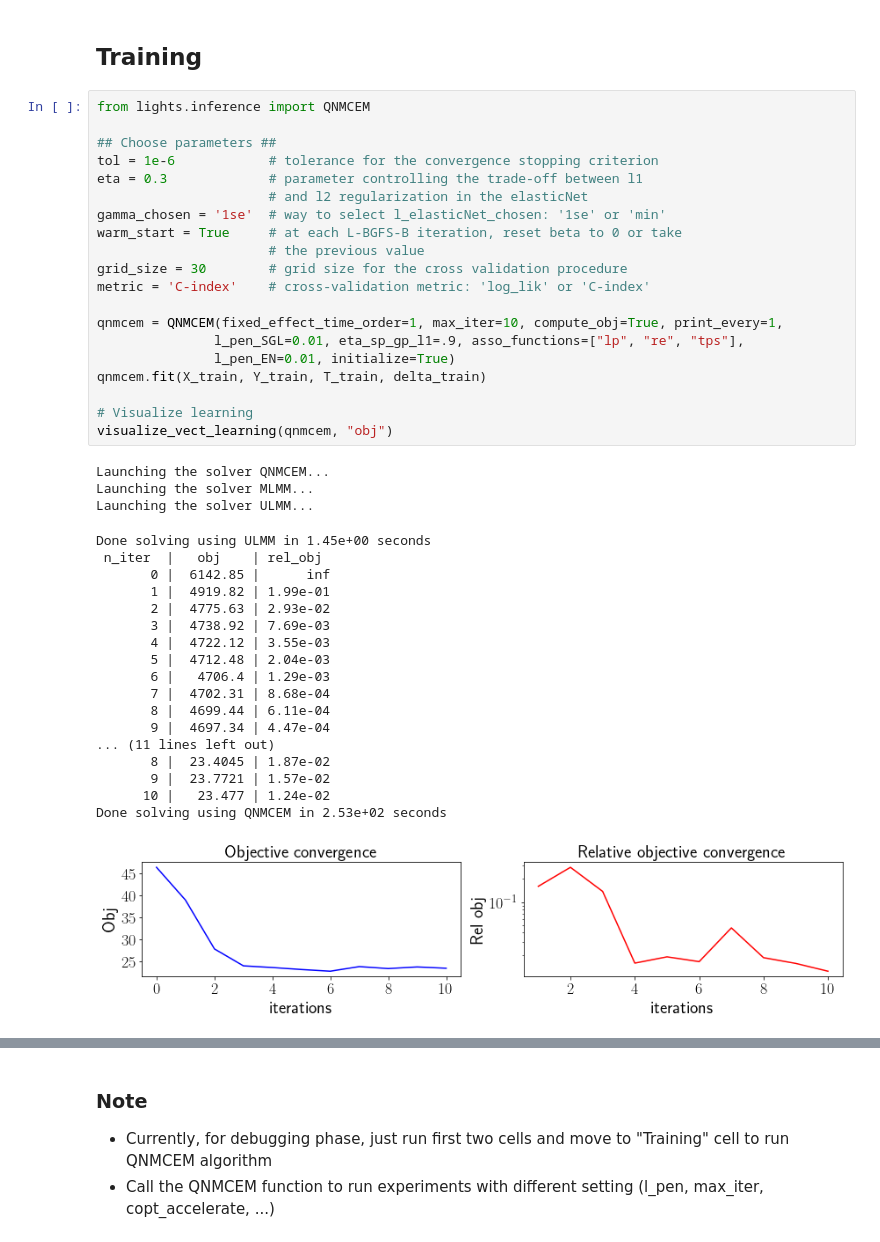
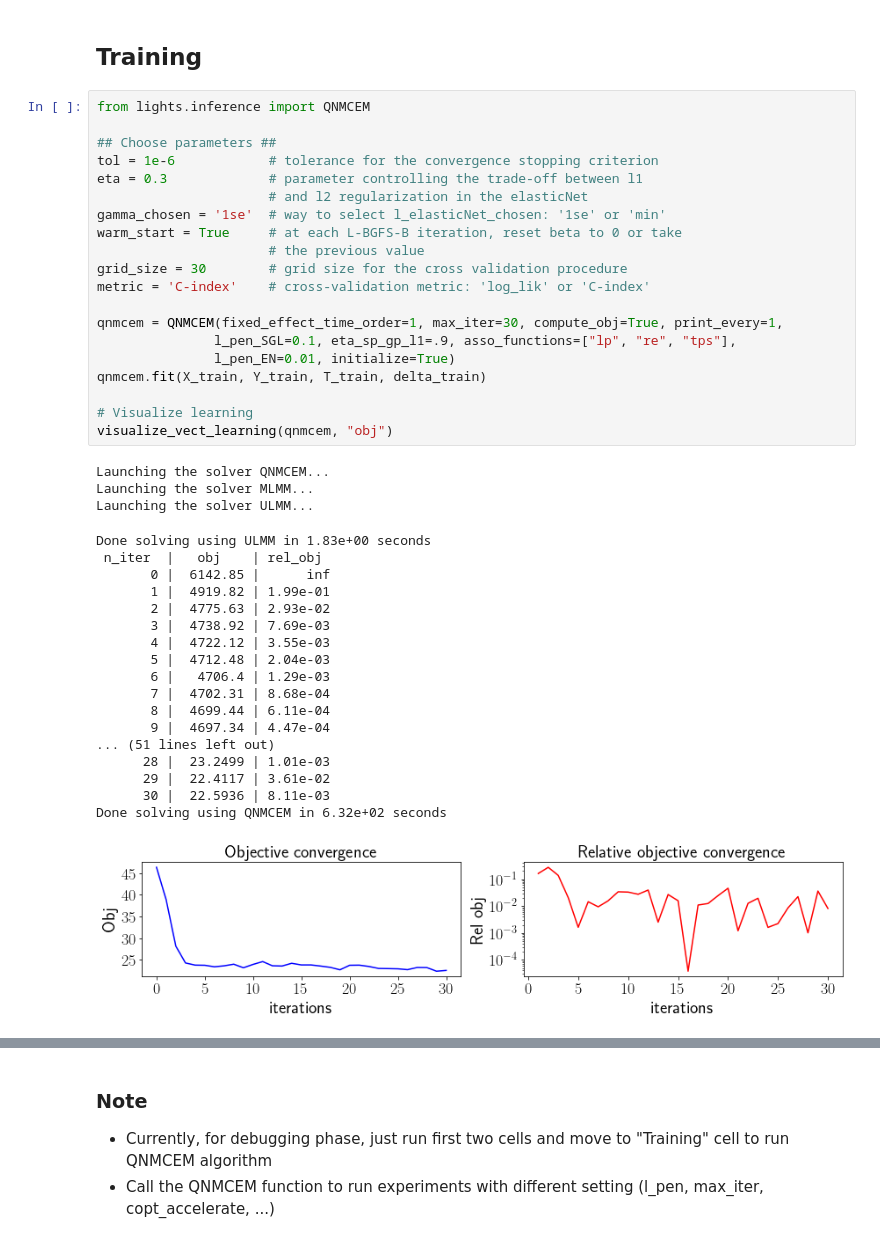
Before and after one commit to Califrais/flash, a Jupyter notebook: Lights tutorial.ipynb, the cells around one changed output, grey strips where cells are left out. Cells and saved outputs as stored; diff of their text form.

```diff
--- a/Lights tutorial.ipynb
+++ b/Lights tutorial.ipynb
@@ -381,42 +385,42 @@ from lights.inference import QNMCEM
 ## Choose parameters ##
 tol = 1e-6            # tolerance for the convergence stopping criterion
 eta = 0.3             # parameter controlling the trade-off between l1
                       # and l2 regularization in the elasticNet
 gamma_chosen = '1se'  # way to select l_elasticNet_chosen: '1se' or 'min'
 warm_start = True     # at each L-BGFS-B iteration, reset beta to 0 or take
                       # the previous value
 grid_size = 30        # grid size for the cross validation procedure
 metric = 'C-index'    # cross-validation metric: 'log_lik' or 'C-index'
 
-qnmcem = QNMCEM(fixed_effect_time_order=1, max_iter=10, compute_obj=True, print_every=1,
-               l_pen_SGL=0.01, eta_sp_gp_l1=.9, asso_functions=["lp", "re", "tps"],
+qnmcem = QNMCEM(fixed_effect_time_order=1, max_iter=30, compute_obj=True, print_every=1,
+               l_pen_SGL=0.1, eta_sp_gp_l1=.9, asso_functions=["lp", "re", "tps"],
                l_pen_EN=0.01, initialize=True)
 qnmcem.fit(X_train, Y_train, T_train, delta_train)
 
 # Visualize learning
 visualize_vect_learning(qnmcem, "obj")
 # %% [output]
 Launching the solver QNMCEM...
 Launching the solver MLMM...
 Launching the solver ULMM...
-Done solving using ULMM in 1.45e+00 seconds
+Done solving using ULMM in 1.83e+00 seconds
  n_iter  |   obj    | rel_obj
        0 |  6142.85 |      inf
        1 |  4919.82 | 1.99e-01
        2 |  4775.63 | 2.93e-02
        3 |  4738.92 | 7.69e-03
        4 |  4722.12 | 3.55e-03
        5 |  4712.48 | 2.04e-03
        6 |   4706.4 | 1.29e-03
        7 |  4702.31 | 8.68e-04
        8 |  4699.44 | 6.11e-04
        9 |  4697.34 | 4.47e-04
-... (11 lines left out)
-       8 |  23.4045 | 1.87e-02
-       9 |  23.7721 | 1.57e-02
-      10 |   23.477 | 1.24e-02
-Done solving using QNMCEM in 2.53e+02 seconds
+... (51 lines left out)
+      28 |  23.2499 | 1.01e-03
+      29 |  22.4117 | 3.61e-02
+      30 |  22.5936 | 8.11e-03
+Done solving using QNMCEM in 6.32e+02 seconds
-[figure, old version]
+[figure, new version]
 # %%
 # Visualize beta_0
 true_beta_0 = simu.fixed_effect_coeffs[0].reshape(-1, 1)
```
Also changed, not shown: parts of 16 cells of this notebook.
